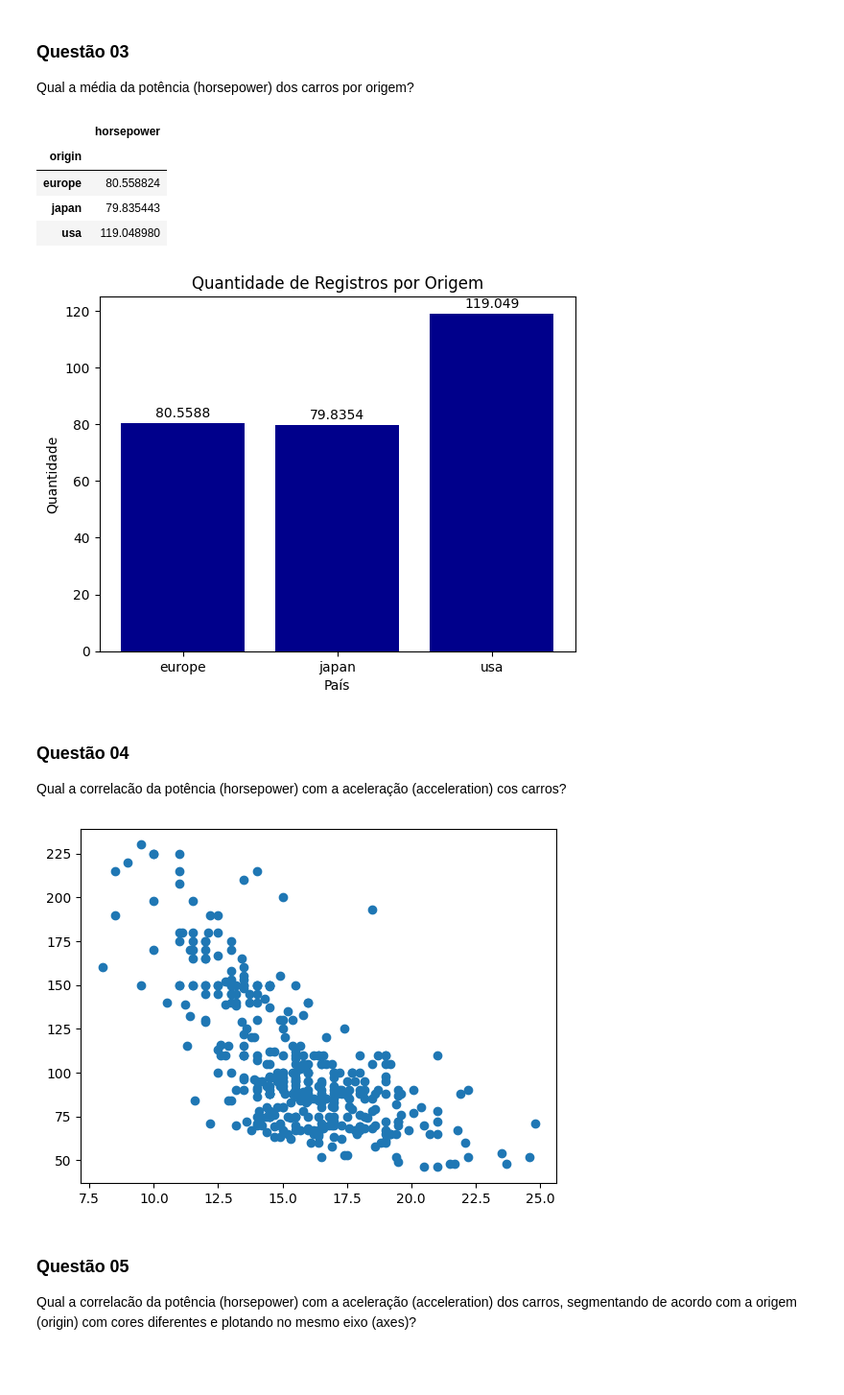
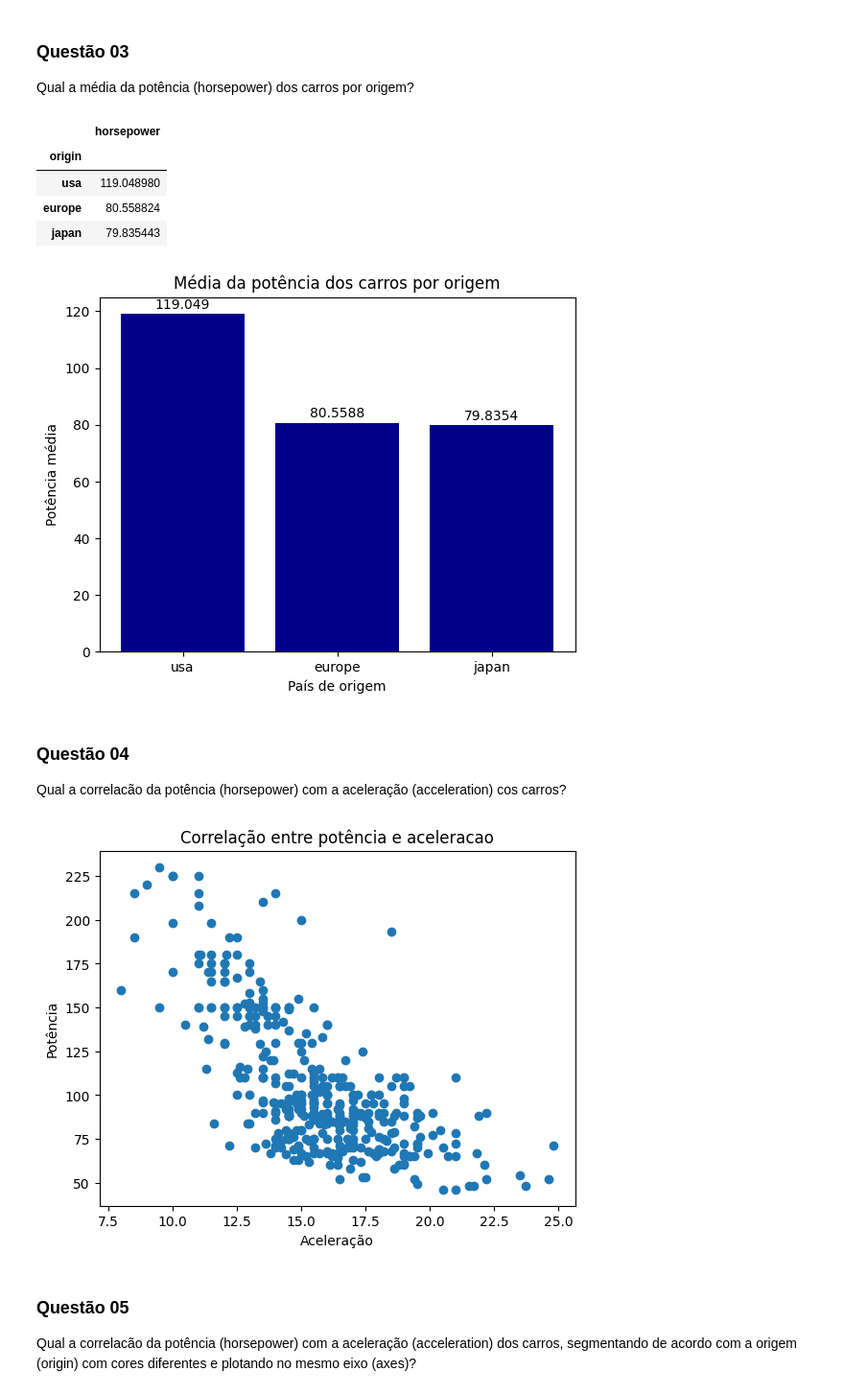
Before and after one commit to cmpbj/ada-diversidadetech-projetos, a Jupyter notebook: aulas/tecnicas_de_programacao_II/atividade_matplotlib.ipynb, the cells around one changed output. Shown at 96% size. Saved outputs shown, nothing was run; the diff lists cells and outputs as text; code cells hidden in the pictures; blank space fills up the shorter version.

```diff
--- a/aulas/tecnicas_de_programacao_II/atividade_matplotlib.ipynb
+++ b/aulas/tecnicas_de_programacao_II/atividade_matplotlib.ipynb
@@ -89,27 +102,27 @@ plt.show()
 
 Qual a média da potência (horsepower) dos carros por origem?
 # %%
-media_pot = mpg[['origin', 'horsepower']].groupby('origin').mean()
+media_pot = mpg[['origin', 'horsepower']].groupby('origin').mean().sort_values(by='horsepower', ascending=False)
 media_pot
 # %% [output]
 |  | horsepower |
 | origin |  |
+| usa | 119.048980 |
 | europe | 80.558824 |
 | japan | 79.835443 |
-| usa | 119.048980 |
 # %%
 fig, ax = plt.subplots()
 bars = ax.bar(media_pot.index, 'horsepower', data=media_pot, color='darkblue')
 
-plt.title('Quantidade de Registros por Origem')
-plt.xlabel('País')
-plt.ylabel('Quantidade')
+plt.title('Média da potência dos carros por origem')
+plt.xlabel('País de origem')
+plt.ylabel('Potência média')
 
 ax.bar_label(bars, padding=2)
 
 plt.show()
 # %% [output]
-[figure, old version]
+[figure, new version]
 # %% [markdown]
 ### Questão 04
 
@@ -117,11 +130,14 @@ Qual a correlacão da potência (horsepower) com a aceleração (acceleration) c
 # %%
 x_scatter = mpg['acceleration']
 y_scatter = mpg['horsepower']
 
 plt.scatter(x_scatter, y_scatter)
+plt.title('Correlação entre potência e aceleracao')
+plt.xlabel('Aceleração')
+plt.ylabel('Potência')
 plt.show()
 # %% [output]
-[figure, old version]
+[figure, new version]
 # %% [markdown]
 ### Questão 05
 
```
Also changed, not shown: parts of 2 cells of this notebook.
